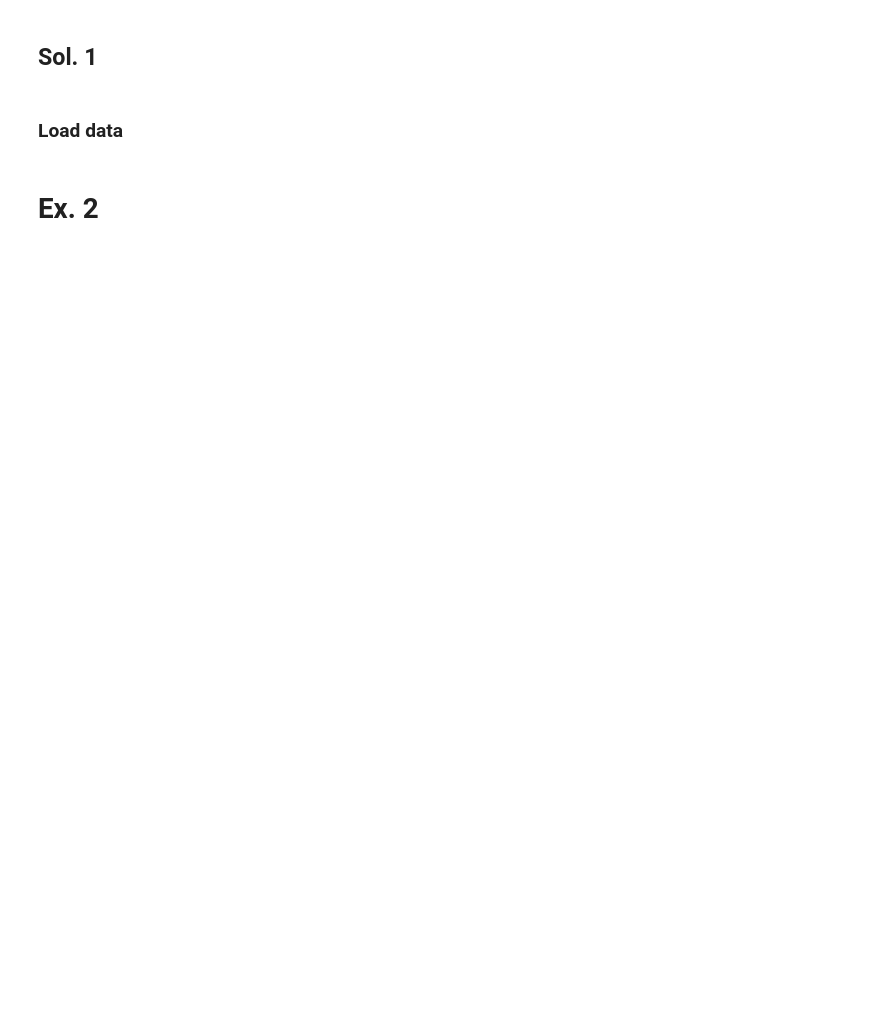
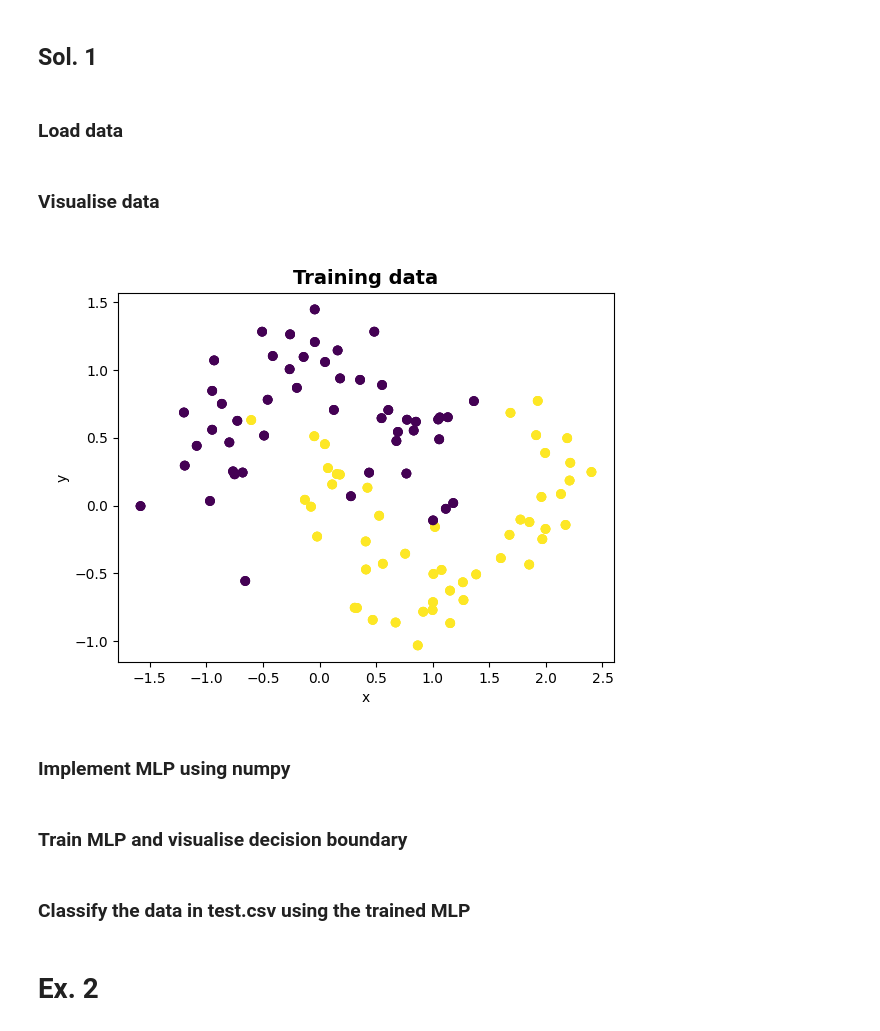
Before and after one commit to Alejandro-FA/UPF-Deep_Learning, a Jupyter notebook: P1/P1-Questions.ipynb, the cells around one changed output. Drawn from its saved outputs; the diff is of its cells as text; code cells hidden in the pictures; blank space fills up the shorter version.

```diff
--- a/P1/P1-Questions.ipynb
+++ b/P1/P1-Questions.ipynb
@@ -14,5 +16,39 @@ Steps :
 ## Sol. 1
 # %% [markdown]
 ### Load data
+# %%
+import pandas as pd
+import numpy as np
+
+data_path = 'Data/'
+results_path = 'Results/'
+
+# Load training and testing data
+train_data = pd.read_csv(data_path + "train.csv")
+test_data = pd.read_csv(data_path + "test.csv")
+
+X_train = train_data[["X", "Y"]].to_numpy()
+C_train = train_data["C"].to_numpy().reshape(100, 1)
+# %% [markdown]
+### Visualise data
+# %%
+%matplotlib widget
+
+import matplotlib.pyplot as plt #  matplotlib for visualization
+
+# Visualize data
+plt.title("Training data", fontsize=14, fontweight="bold")
+plt.scatter(train_data.X, train_data.Y, c=train_data.C)
+plt.xlabel("x")
+plt.ylabel("y")
+plt.show()
+# %% [output]
+[figure, added]
+# %% [markdown]
+### Implement MLP using numpy
+# %% [markdown]
+### Train MLP and visualise decision boundary
+# %% [markdown]
+### Classify the data in test.csv using the trained MLP
 # %% [markdown]
 # Ex. 2
```
Also changed, not shown: parts of 6 cells of this notebook.
